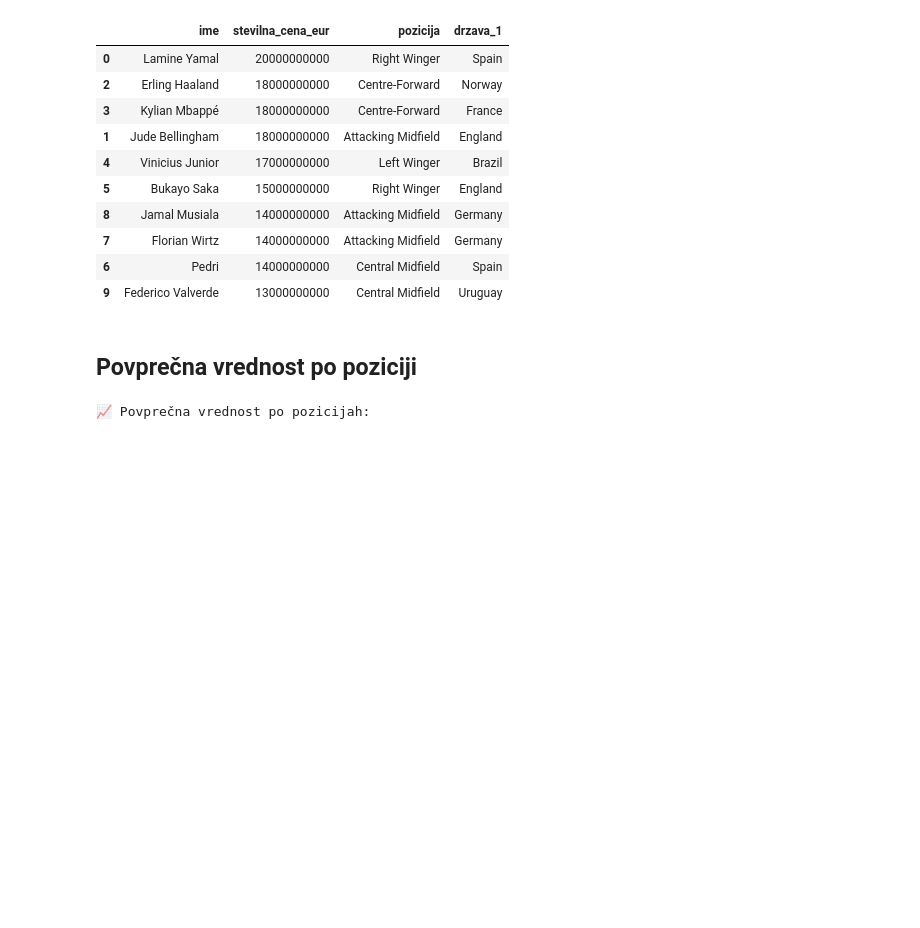
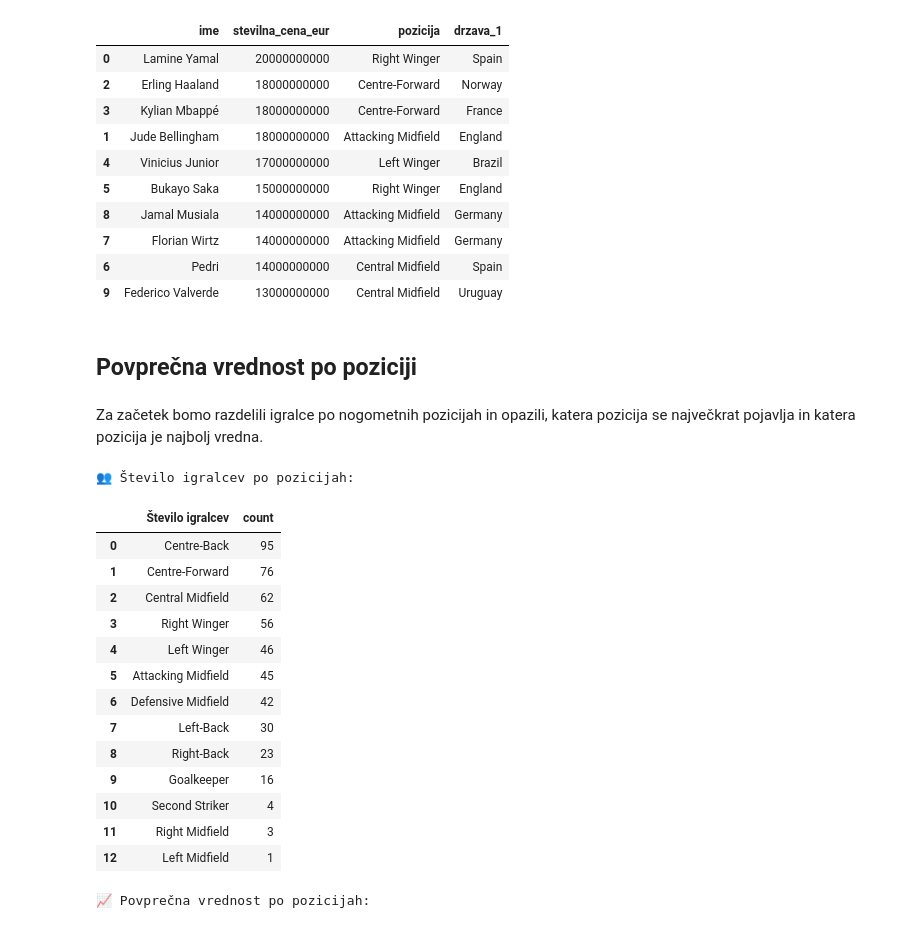
Before and after one commit to RiccardoLucerna/UVP-projektna, a Jupyter notebook: analiza_podatkov.ipynb, the cells around one changed output. Drawn from its saved outputs; the diff is of its cells as text; code cells hidden in the pictures; blank space fills up the shorter version.

```diff
--- a/analiza_podatkov.ipynb
+++ b/analiza_podatkov.ipynb
@@ -224,6 +36,35 @@ top10[['ime', 'stevilna_cena_eur', 'pozicija', 'drzava_1']]
 | 9 | Federico Valverde | 13000000000 | Central Midfield | Uruguay |
 # %% [markdown]
 ## Povprečna vrednost po poziciji
+# %% [markdown]
+Za začetek bomo razdelili igralce po nogometnih pozicijah in opazili, katera pozicija se največkrat pojavlja in katera pozicija je najbolj vredna.
+# %%
+# Sešteje igralce po pozicijah
+igralci_po_pozicijah = (
+    osnovni_podatki['pozicija']
+    .value_counts()
+    .reset_index()
+    .rename(columns={"index": "Pozicija", "pozicija": "Število igralcev"})
+)
+
+print("👥 Število igralcev po pozicijah:")
+igralci_po_pozicijah
+# %% [output]
+👥 Število igralcev po pozicijah:
+|  | Število igralcev | count |
+| 0 | Centre-Back | 95 |
+| 1 | Centre-Forward | 76 |
+| 2 | Central Midfield | 62 |
+| 3 | Right Winger | 56 |
+| 4 | Left Winger | 46 |
+| 5 | Attacking Midfield | 45 |
+| 6 | Defensive Midfield | 42 |
+| 7 | Left-Back | 30 |
+| 8 | Right-Back | 23 |
+| 9 | Goalkeeper | 16 |
+| 10 | Second Striker | 4 |
+| 11 | Right Midfield | 3 |
+| 12 | Left Midfield | 1 |
 # %%
 if osnovni_podatki['stevilna_cena_eur'].median() > 1e8:
     osnovni_podatki['stevilna_cena_eur'] = osnovni_podatki['stevilna_cena_eur'] / 100
```
Also changed, not shown: parts of 20 cells of this notebook.
